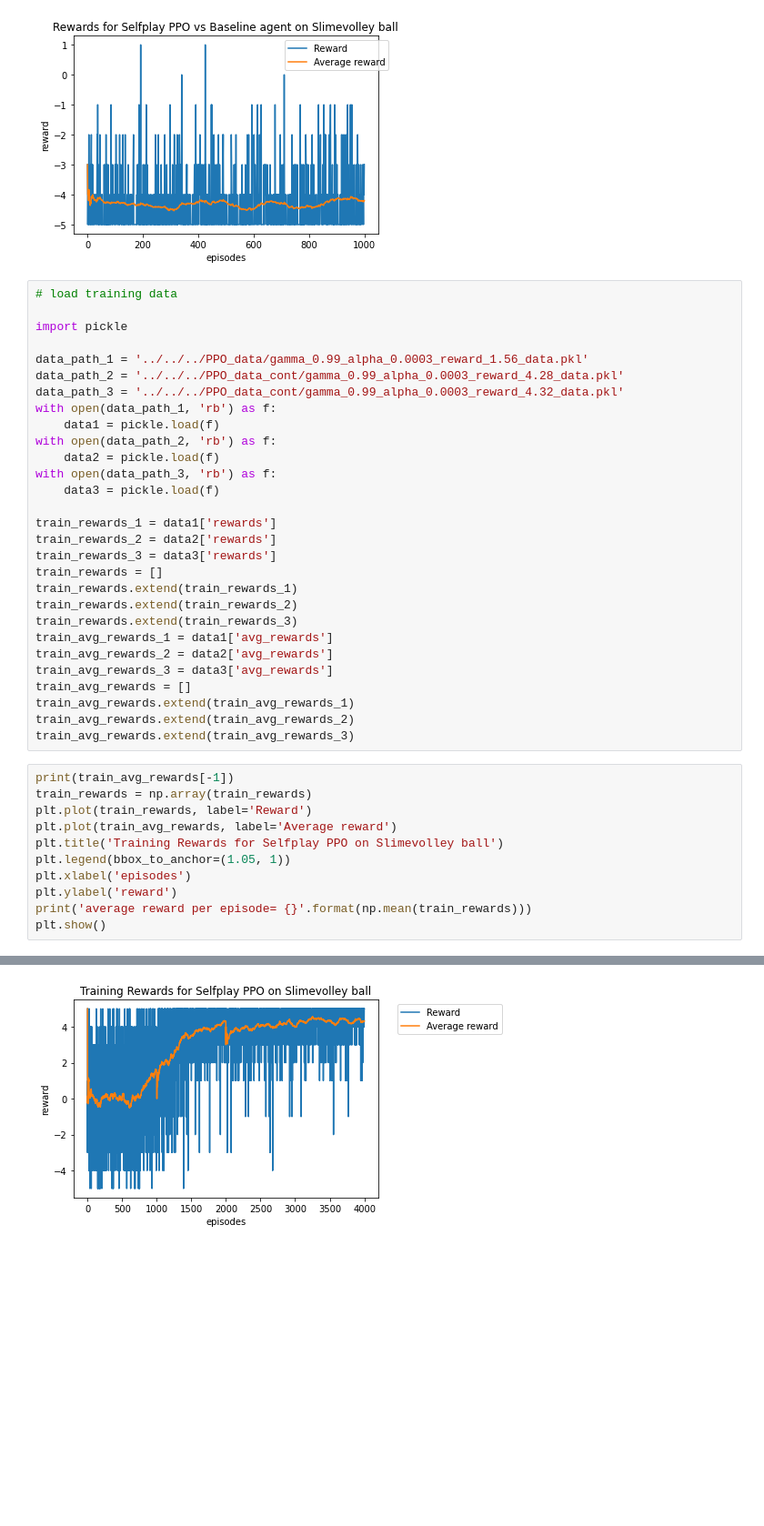
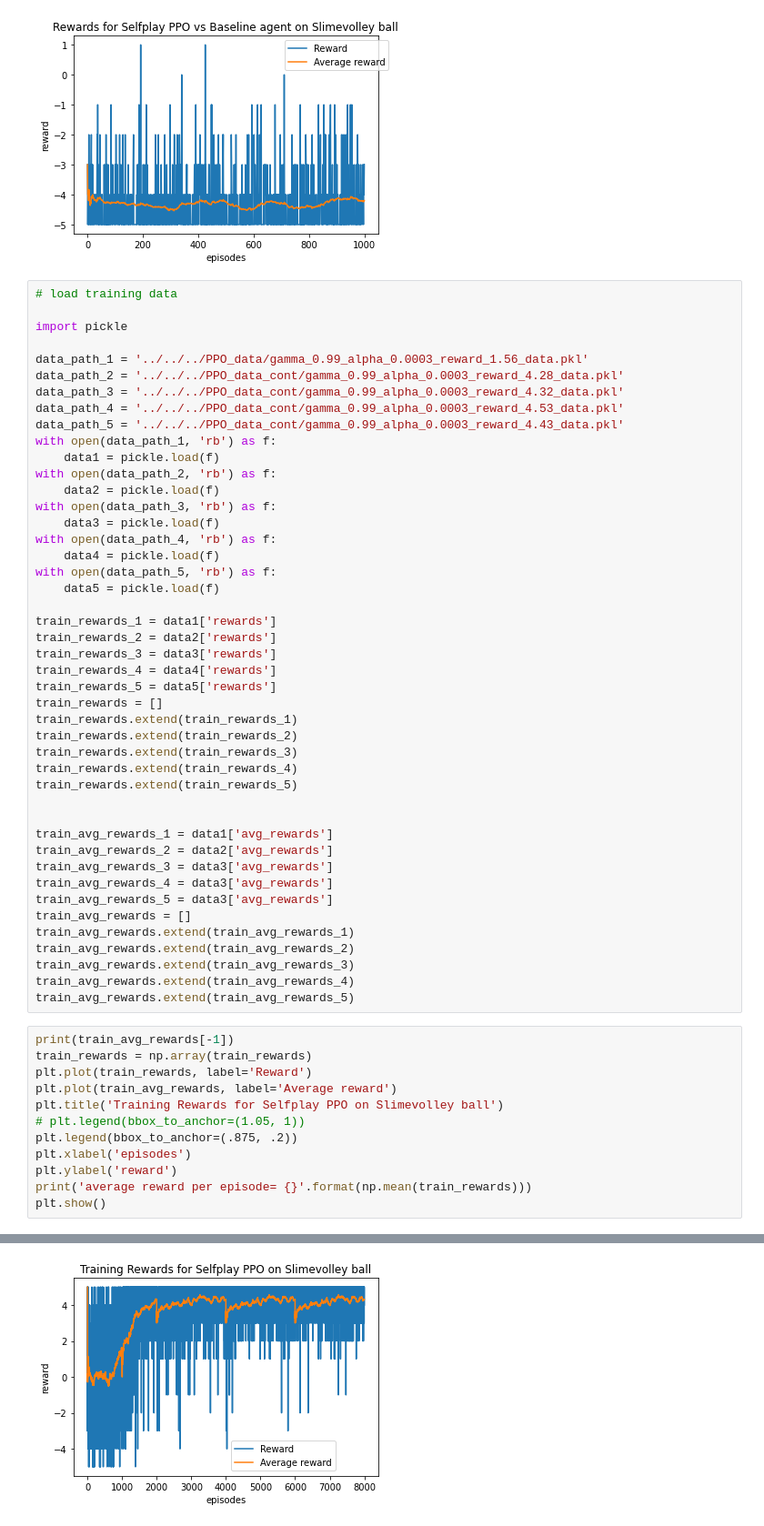
Before and after one commit to j0ker404/skripsie2021, a Jupyter notebook: train/selfplay/policygrad/ppoSP eval.ipynb, the cells around one changed output, grey strips where cells are left out. Shown at 91% size. Saved outputs shown, nothing was run; the diff lists cells and outputs as text; blank space fills up the shorter version.

```diff
--- a/train/selfplay/policygrad/ppoSP eval.ipynb
+++ b/train/selfplay/policygrad/ppoSP eval.ipynb
@@ -69,34 +70,51 @@ import pickle
 data_path_1 = '../../../PPO_data/gamma_0.99_alpha_0.0003_reward_1.56_data.pkl'
 data_path_2 = '../../../PPO_data_cont/gamma_0.99_alpha_0.0003_reward_4.28_data.pkl'
 data_path_3 = '../../../PPO_data_cont/gamma_0.99_alpha_0.0003_reward_4.32_data.pkl'
+data_path_4 = '../../../PPO_data_cont/gamma_0.99_alpha_0.0003_reward_4.53_data.pkl'
+data_path_5 = '../../../PPO_data_cont/gamma_0.99_alpha_0.0003_reward_4.43_data.pkl'
 with open(data_path_1, 'rb') as f:
     data1 = pickle.load(f)
 with open(data_path_2, 'rb') as f:
     data2 = pickle.load(f)
 with open(data_path_3, 'rb') as f:
     data3 = pickle.load(f)
+with open(data_path_4, 'rb') as f:
+    data4 = pickle.load(f)
+with open(data_path_5, 'rb') as f:
+    data5 = pickle.load(f)
 
 train_rewards_1 = data1['rewards']
 train_rewards_2 = data2['rewards']
 train_rewards_3 = data3['rewards']
+train_rewards_4 = data4['rewards']
+train_rewards_5 = data5['rewards']
 train_rewards = []
 train_rewards.extend(train_rewards_1)
 train_rewards.extend(train_rewards_2)
 train_rewards.extend(train_rewards_3)
+train_rewards.extend(train_rewards_4)
+train_rewards.extend(train_rewards_5)
+
+
 train_avg_rewards_1 = data1['avg_rewards']
 train_avg_rewards_2 = data2['avg_rewards']
 train_avg_rewards_3 = data3['avg_rewards']
+train_avg_rewards_4 = data3['avg_rewards']
+train_avg_rewards_5 = data3['avg_rewards']
 train_avg_rewards = []
 train_avg_rewards.extend(train_avg_rewards_1)
 train_avg_rewards.extend(train_avg_rewards_2)
 train_avg_rewards.extend(train_avg_rewards_3)
+train_avg_rewards.extend(train_avg_rewards_4)
+train_avg_rewards.extend(train_avg_rewards_5)
 # %%
 print(train_avg_rewards[-1])
 train_rewards = np.array(train_rewards)
 plt.plot(train_rewards, label='Reward')
 plt.plot(train_avg_rewards, label='Average reward')
 plt.title('Training Rewards for Selfplay PPO on Slimevolley ball')
-plt.legend(bbox_to_anchor=(1.05, 1))
+# plt.legend(bbox_to_anchor=(1.05, 1))
+plt.legend(bbox_to_anchor=(.875, .2))
 plt.xlabel('episodes')
 plt.ylabel('reward')
 print('average reward per episode= {}'.format(np.mean(train_rewards)))
@@ -107,4 +125,4 @@ average reward per episode= 3.009
-[figure, old version]
+[figure, new version]
 # %%
 # Selfplay VS Selfplay
 from alphaslime.evaluate.eval_agents import EvaluateGameMA
```
Also changed, not shown: parts of 4 cells of this notebook, 1 other file.
